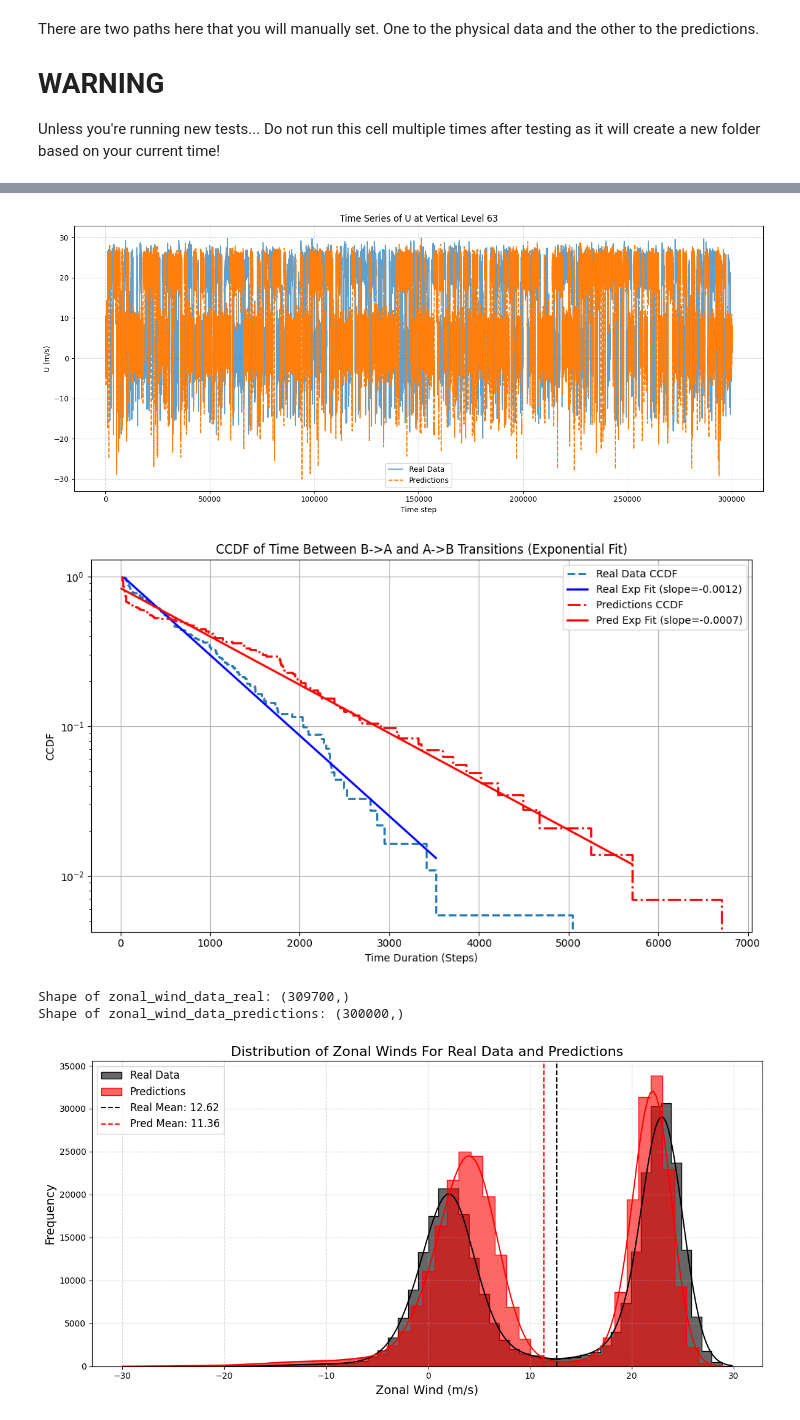
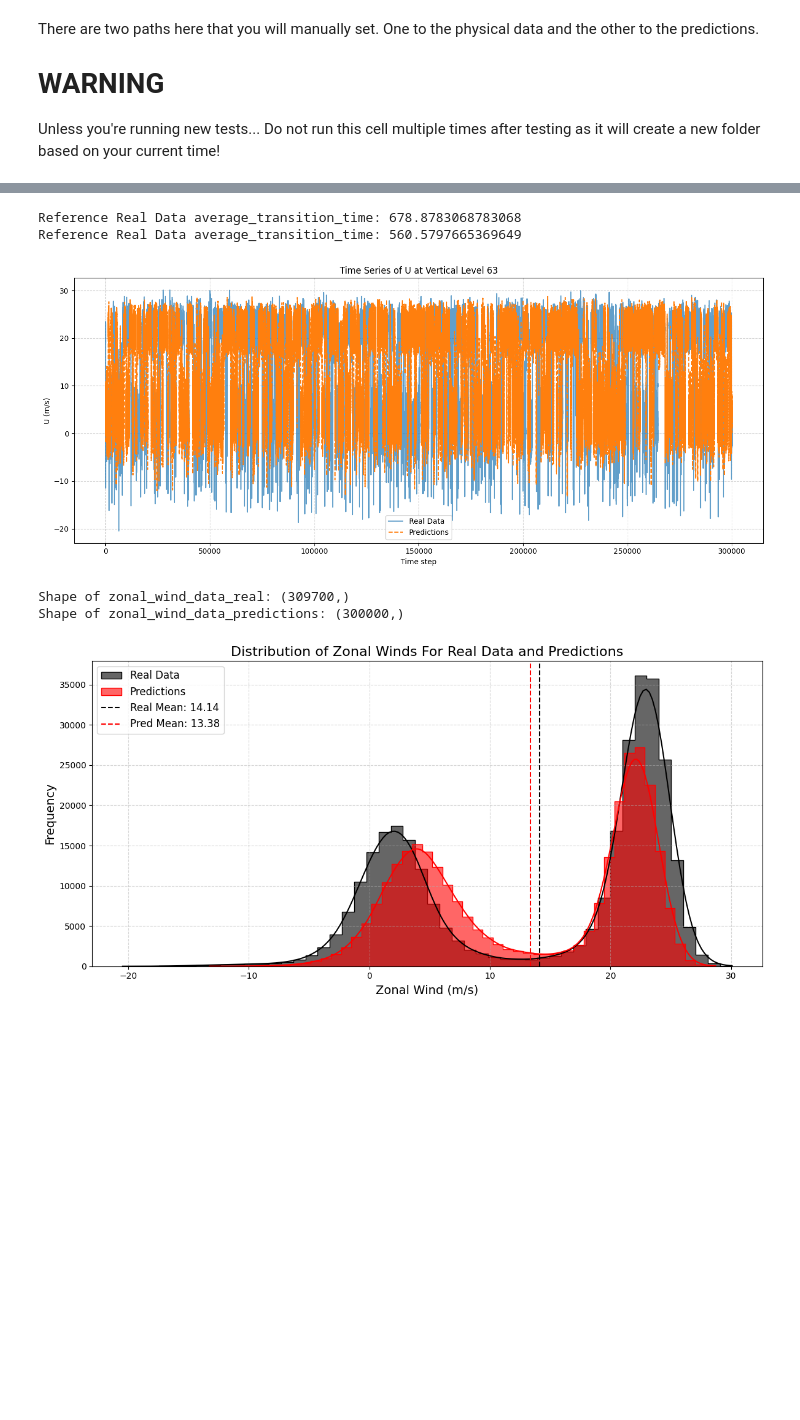
Before and after one commit to fabio2-uchi/modified_code, a Jupyter notebook: vdm_VAE_SSW.ipynb, the cells around one changed output, grey strips where cells are left out. Saved outputs shown, nothing was run; the diff lists cells and outputs as text; code cells hidden in the pictures; blank space fills up the shorter version.

Commit message:
added sample shuffling, revamped testing suite, plot predictions at every epoch traning

```diff
--- a/vdm_VAE_SSW.ipynb
+++ b/vdm_VAE_SSW.ipynb
@@ -136,7 +154,7 @@ output_dim = 75
 latent_dim = 1024
 condition_dim = 75
 batch_size = 1024
-num_epochs = 10
+num_epochs = 5
 # %% [markdown]
 ### Initialize Model and Set Folder Path
 # %%
@@ -387,14 +383,14 @@ model = model.cuda()
 optimizer = optim.Adam(model.parameters(), lr=0.0001)
 
 # MODIFY THIS LINE FOR MODEL TESTING
-model_weights_path = r"C:\Users\danie\OneDrive\Desktop\work_torch\model_at_2025-04-07_10-30-06.155044\best_model_combined_distance.pth"
+model_weights_path = r"C:\Users\danie\OneDrive\Desktop\work_torch\model_at_2025-04-15_19-06-37.396669\best_model_combined_distance.pth"
 
 if os.path.exists(model_weights_path):
     model.load_state_dict(torch.load(model_weights_path))
     print(f"Model weights loaded from {model_weights_path}.")
 
 initial_cond = torch.reshape(torch.tensor(psi[0,:]), [1, 75])
-time_step = 30000
+time_step = 300000
 z = torch.zeros([1,latent_dim])
 num_ens = 1
 pred = np.zeros ([time_step, 75, num_ens])
@@ -428,8 +424,8 @@ actual_values = psi[:time_step, 63] * std_psi[:, 63] + mean_psi[:, 63]
 print(actual_values)
 
 plt.figure(figsize=(20,8))
-plt.plot(pred_mean[0:30000,63],'r')
-plt.plot(actual_values[0:30000],'b')
+plt.plot(pred_mean[0:300000,63],'r')
+plt.plot(actual_values[0:300000],'b')
 plt.grid(True)
 plt.title(f"Predictions vs Actual | Best Model")
 plt.savefig(rf'C:\Users\danie\OneDrive\Desktop\work_torch\prediction.vs.actual_{timestamp}.jpg')
@@ -481,9 +476,9 @@ In the next cell are the flags and some basic parameters.
 plot_data = 1
 #what level do you want to plot
 level = 63
-CCDF = 1
+CCDF = 0
 Bi_modal_distribution = 1
-single_step_profiles = 1
+single_step_profiles = 0
 #for the single_step_profiles
 NUM_SAMPLES = 5
 #what weights do you want to use?
@@ -503,7 +498,7 @@ import os
 
 # Load the data; shape = (300000, 2, 75)
 real_data = np.load(r"C:\Users\danie\OneDrive\Desktop\work_torch\long_run_310k.npy")
-predictions = np.load(r"C:\Users\danie\OneDrive\Desktop\work_torch\predictions_at_2025-04-03_13-08-07.938708.npy")
+predictions = np.load(r"C:\Users\danie\OneDrive\Desktop\work_torch\predictions_at_2025-04-15_19-55-07.752431.npy")
 
 #reshape the predictions so that it matches the real_data shape
 predictions = predictions.reshape(300000, 1, 75)
@@ -752,9 +750,21 @@ from matplotlib import pyplot as plt
 from scipy.stats import linregress
 import seaborn as sns
 import random
+#print out avarega transition times
+real_data_1d = real_data[:, 0, 63]
+real_durations = calculate_transition_durations(real_data_1d, UPPER_BOUND, LOWER_BOUND)
+real_data_sorted = np.sort(real_durations)
+slope_real = np.mean(real_data_sorted)
+prediction_data_1d = predictions[:, 0, 63]
+prediction_durations = calculate_transition_durations(prediction_data_1d, UPPER_BOUND, LOWER_BOUND)
+prediction_data_sorted = np.sort(prediction_durations)
+slope_prediction = np.mean(prediction_data_sorted)
+print(f"Reference Real Data average_transition_time: {slope_real}")
+print(f"Reference Prediction Data average_transition_time: {slope_prediction}")
+
 if (plot_data):
     #note that the value 300000 will have to change depending on the real and predictions data length
-    u_profile_real = real_data[:300000, 1, level]  # Match time length with predictions
+    u_profile_real = real_data[:300000, 0, level]  # Match time length with predictions
     u_profile_pred = predictions[:, 0, level]
     time_steps = np.arange(len(u_profile_pred))
 
@@ -778,12 +788,12 @@ if (plot_data):
     plt.show()
 
 if (CCDF):
-    real_data_1d = real_data[:, 1, 61]  # Now shape is (309700,)
+    real_data_1d = real_data[:, 0, 61]  # Now shape is (309700,)
     predictions_1d = predictions[:, 0, 61]  # shape (300000,)
 
     # Define bounds (assuming they apply to both datasets)
     upper_bound = 53.8 / 2.8935
-    lower_bound = 1.75 / 2.8935
+    lower_bound = 7.41
 
     # Function to calculate transition durations
     def calculate_transition_durations(y_values, upper_bound, lower_bound):
@@ -869,7 +879,7 @@ if (CCDF):
     plt.savefig(save_path)
     plt.show()
 if (Bi_modal_distribution):
-    zonal_wind_data_real = real_data[:, 1, 63]  # variable index 1 (e.g., zonal wind), level 60
+    zonal_wind_data_real = real_data[:, 0, 63]  # variable index 1 (e.g., zonal wind), level 60
     zonal_wind_data_predictions = predictions[:, 0, 63]  # variable index 0 (predictions), level 60
 
     print(f"Shape of zonal_wind_data_real: {zonal_wind_data_real.shape}")
@@ -1024,35 +1034,36 @@ if (single_step_profiles):
         axes[2, 0].plot(ImPsi_current_real, z_levels_ImPsi, 'x-', label="Real Current")
         axes[2, 0].plot(ImPsi_next_real, z_levels_ImPsi, 'd-', label="Real Next")
         axes[2, 0].plot(ImPsi_next_pred, z_levels_ImPsi, 's--', label="Predicted Next")
         axes[2, 0].set_title(f"Im(Psi) Profiles @ Step {time_step}")
         axes[2, 0].set_xlabel("Im(Psi)")
         axes[2, 0].set_ylabel("Vertical Levels (km)")
         axes[2, 0].legend()
 
         axes[2, 1].plot(ImPsi_diff_real, z_levels_ImPsi, 'xb', label="Real Δ (Next - Current)")
         axes[2, 1].plot(ImPsi_diff_pred, z_levels_ImPsi, 'o--r', label="Pred Δ (Next - Current)")
         axes[2, 1].set_title("Im(Psi) Difference (Next - Current)")
         axes[2, 1].set_xlabel("ΔIm(Psi)")
         axes[2, 1].legend()
 
         # === Finalize and Save ===
         plt.suptitle(f"Single Step Profile Comparisons at Time Step {time_step}", fontsize=18)
         plt.tight_layout(rect=[0, 0.03, 1, 0.97])
 
         save_path = os.path.join(SAVE_DIR, f"Profile_Summary_point_{time_step}.png")
         plt.savefig(save_path)
         plt.show()
 
         print(f"Combined plot saved for sampled point {time_step}")
 
     # Final debug
     print("Finished processing all sampled points.")
         # Debugging prints
     print(predictions.shape)
     print(real_data.shape)
 # %% [output]
+Reference Real Data average_transition_time: 678.8783068783068
+Reference Real Data average_transition_time: 560.5797665369649
-[figure, old version]
+[figure, new version]
+Shape of zonal_wind_data_real: (309700,)
+Shape of zonal_wind_data_predictions: (300000,)
-[figure, old version]
+[figure, new version]
-Shape of zonal_wind_data_real: (309700,)
-Shape of zonal_wind_data_predictions: (300000,)
-[figure, removed]
```
Also changed, not shown: parts of 7 cells of this notebook.
